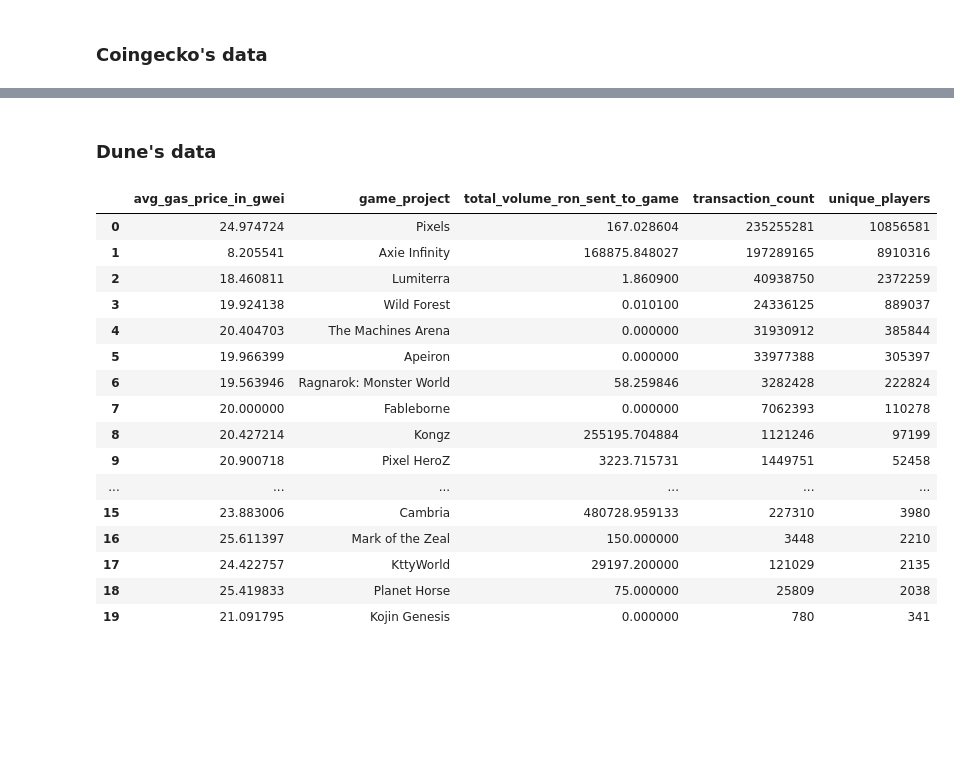
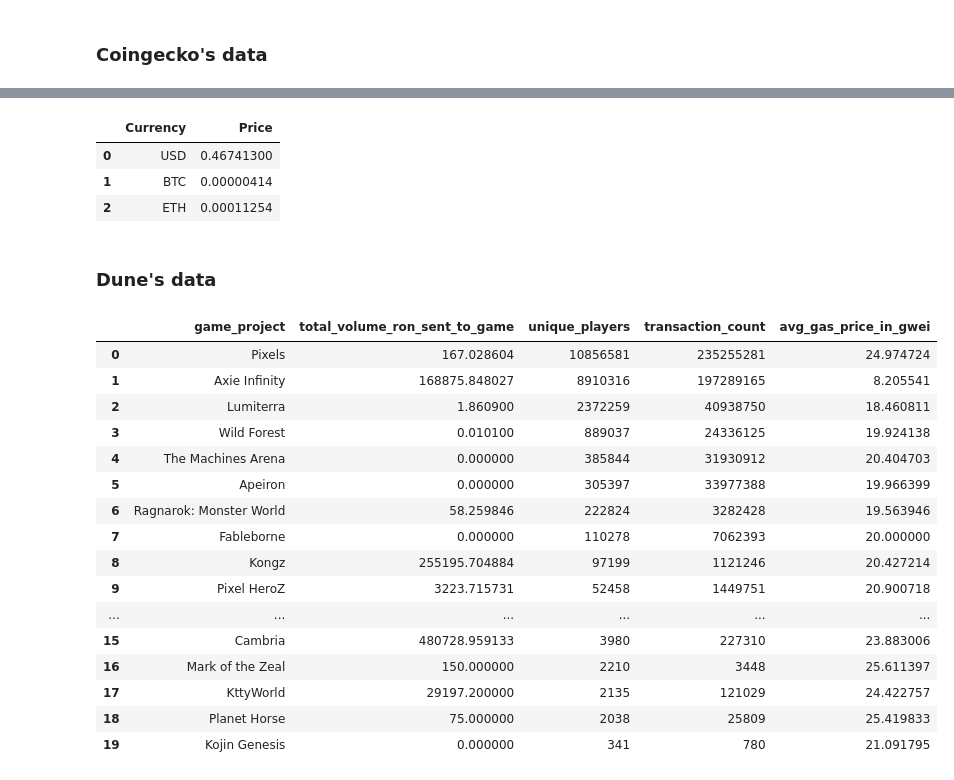
Before and after one commit to joshuatochinwachi/Ronin-Ecosystem-Tracker, a Jupyter notebook: data.ipynb, the cells around one changed output, grey strips where cells are left out. Saved outputs shown, nothing was run; the diff lists cells and outputs as text; code cells hidden in the pictures; blank space fills up the shorter version.

```diff
--- a/data.ipynb
+++ b/data.ipynb
@@ -43,6 +43,8 @@ else:
     print(f"Request failed with status code {response.status_code}")
 # %%
 sources = root_endpoint_data_status.get('sources')
+# %%
+pd.set_option('display.max_rows', 20)
 # %%
 df = pd.DataFrame(sources)
 df
@@ -75,3 +141,22 @@ else:
+# %%
+# Price comparison with major cryptocurrencies
+comparison_data = {
+    'Currency': ['USD', 'BTC', 'ETH'],
+    'Price': [
+        market['current_price']['usd'],
+        market['current_price']['btc'],
+        market['current_price']['eth']
+    ]
+}
+
+comparison_df = pd.DataFrame(comparison_data)
+comparison_df['Price'] = comparison_df['Price'].apply(lambda x: f"{x:.8f}" if x < 1 else f"{x:.2f}")
+comparison_df
+# %% [output]
+|  | Currency | Price |
+| 0 | USD | 0.46741300 |
+| 1 | BTC | 0.00000414 |
+| 2 | ETH | 0.00011254 |
 # %% [markdown]
 ### Dune's data
 # %%
@@ -88,25 +173,26 @@ else:
     print(f"Request failed with status code {response2.status_code}")
 # %%
 games_overall_activity = pd.DataFrame(dune_data1)
+games_overall_activity = games_overall_activity.reindex(columns=['game_project', 'total_volume_ron_sent_to_game', 'unique_players', 'transaction_count', 'avg_gas_price_in_gwei'])
 games_overall_activity
 # %% [output]
-|  | avg_gas_price_in_gwei | game_project | total_volume_ron_sent_to_game | transaction_count | unique_players |
-| 0 | 24.974724 | Pixels | 167.028604 | 235255281 | 10856581 |
-| 1 | 8.205541 | Axie Infinity | 168875.848027 | 197289165 | 8910316 |
-| 2 | 18.460811 | Lumiterra | 1.860900 | 40938750 | 2372259 |
-| 3 | 19.924138 | Wild Forest | 0.010100 | 24336125 | 889037 |
-| 4 | 20.404703 | The Machines Arena | 0.000000 | 31930912 | 385844 |
-| 5 | 19.966399 | Apeiron | 0.000000 | 33977388 | 305397 |
-| 6 | 19.563946 | Ragnarok: Monster World | 58.259846 | 3282428 | 222824 |
-| 7 | 20.000000 | Fableborne | 0.000000 | 7062393 | 110278 |
-| 8 | 20.427214 | Kongz | 255195.704884 | 1121246 | 97199 |
-| 9 | 20.900718 | Pixel HeroZ | 3223.715731 | 1449751 | 52458 |
+|  | game_project | total_volume_ron_sent_to_game | unique_players | transaction_count | avg_gas_price_in_gwei |
+| 0 | Pixels | 167.028604 | 10856581 | 235255281 | 24.974724 |
+| 1 | Axie Infinity | 168875.848027 | 8910316 | 197289165 | 8.205541 |
+| 2 | Lumiterra | 1.860900 | 2372259 | 40938750 | 18.460811 |
+| 3 | Wild Forest | 0.010100 | 889037 | 24336125 | 19.924138 |
+| 4 | The Machines Arena | 0.000000 | 385844 | 31930912 | 20.404703 |
+| 5 | Apeiron | 0.000000 | 305397 | 33977388 | 19.966399 |
+| 6 | Ragnarok: Monster World | 58.259846 | 222824 | 3282428 | 19.563946 |
+| 7 | Fableborne | 0.000000 | 110278 | 7062393 | 20.000000 |
+| 8 | Kongz | 255195.704884 | 97199 | 1121246 | 20.427214 |
+| 9 | Pixel HeroZ | 3223.715731 | 52458 | 1449751 | 20.900718 |
 | ... | ... | ... | ... | ... | ... |
-| 15 | 23.883006 | Cambria | 480728.959133 | 227310 | 3980 |
-| 16 | 25.611397 | Mark of the Zeal | 150.000000 | 3448 | 2210 |
-| 17 | 24.422757 | KttyWorld | 29197.200000 | 121029 | 2135 |
-| 18 | 25.419833 | Planet Horse | 75.000000 | 25809 | 2038 |
-| 19 | 21.091795 | Kojin Genesis | 0.000000 | 780 | 341 |
+| 15 | Cambria | 480728.959133 | 3980 | 227310 | 23.883006 |
+| 16 | Mark of the Zeal | 150.000000 | 2210 | 3448 | 25.611397 |
+| 17 | KttyWorld | 29197.200000 | 2135 | 121029 | 24.422757 |
+| 18 | Planet Horse | 75.000000 | 2038 | 25809 | 25.419833 |
+| 19 | Kojin Genesis | 0.000000 | 341 | 780 | 21.091795 |
 # %%
 response3 = requests.get('https://web-production-4fae.up.railway.app/api/raw/dune/games_daily_activity')
 
```
Also changed, not shown: parts of 26 cells of this notebook.
